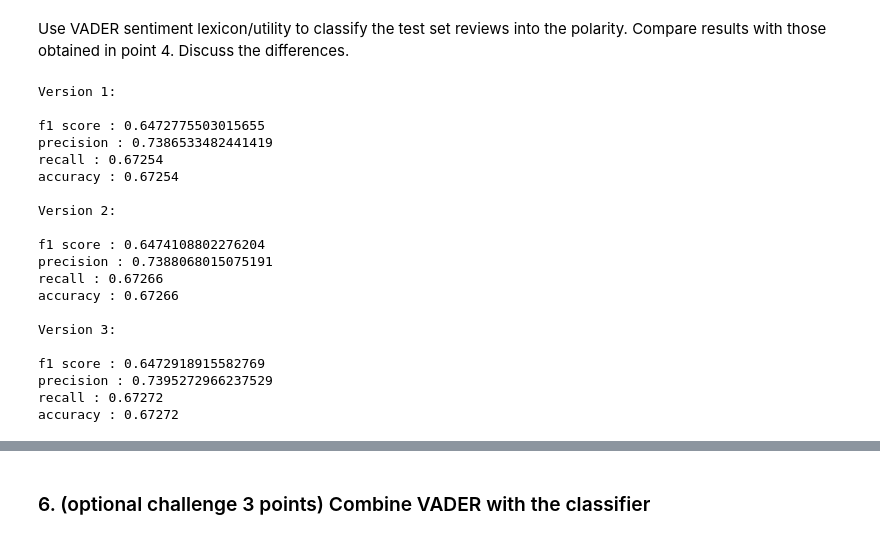
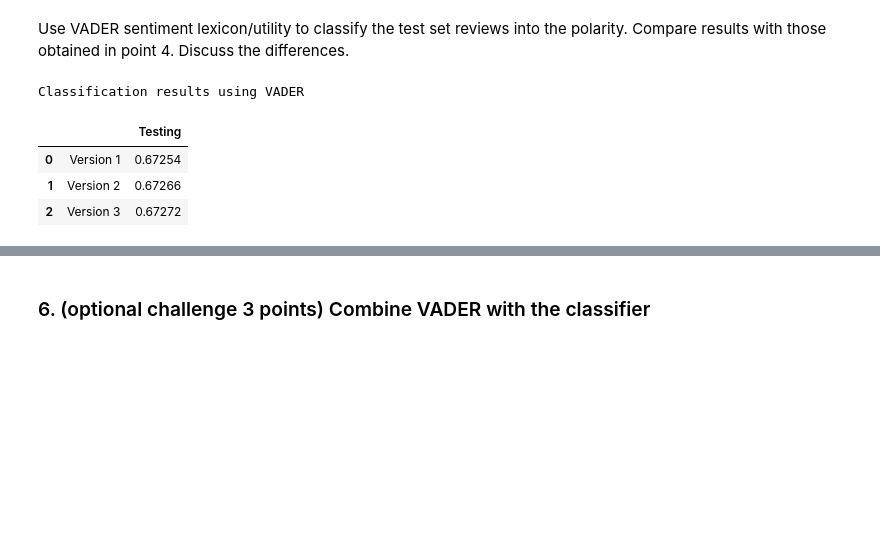
Before and after one commit to Anomaly1702/NLP_Basics, a Jupyter notebook: a1812913_Anubhav_assign1.ipynb, the cells around one changed output, grey strips where cells are left out. Saved outputs shown, nothing was run; the diff lists cells and outputs as text; code cells hidden in the pictures; blank space fills up the shorter version.

```diff
--- a/a1812913_Anubhav_assign1.ipynb
+++ b/a1812913_Anubhav_assign1.ipynb
@@ -577,58 +587,43 @@ def VADER_analysis(test):
       score = analyser.polarity_scores(text)
       if score['compound'] >= 0:
           y_pred.append("positive")
       else:
           y_pred.append("negative")
   return y_pred
 
 def print_acc_metrics(y_pred,y_test):
   f1 = f1_score(y_test, y_pred, average="weighted")
   print(f"f1 score : {f1}")
   p = precision_score(y_test, y_pred, average="weighted")
   print(f"precision : {p}")
   r = recall_score(y_test, y_pred, average="weighted")
   print(f"recall : {r}")
   a = accuracy_score(y_test, y_pred)
   print(f"accuracy : {a}")
+  return a
 
 print("\nVersion 1:\n")
 y_pred1 = VADER_analysis(sen_test_version1)
-print_acc_metrics(y_pred1,test_labels)
+Vader_V1 = print_acc_metrics(y_pred1,test_labels)
 
 print("\nVersion 2:\n")
 y_pred2 = VADER_analysis(sen_test_version2)
-print_acc_metrics(y_pred2,test_labels)
+Vader_V2 = print_acc_metrics(y_pred2,test_labels)
 
 print("\nVersion 3:\n")
 y_pred3 = VADER_analysis(sen_test_version3)
-print_acc_metrics(y_pred3,test_labels)
+Vader_V3 = print_acc_metrics(y_pred3,test_labels)
 
-All_train_acc =[V1[0],V2[0],V3[0]]
-All_test_acc =[V1[1],V2[1],V3[1]]
+All_test_acc =[Vader_V1,Vader_V2,Vader_V3]
 
 row_labels = ["Version 1","Version 2","Version 3"]
 
-print("Classification results using LogisticRegression ")
-BernoulliNB_VADER_df = pd.DataFrame(list(zip(row_labels,All_train_acc,All_test_acc)),columns = ["","Training","Testing"])
-BernoulliNB_VADER_df
+print("Classification results using VADER ")
+VADER_df = pd.DataFrame(list(zip(row_labels,All_test_acc)),columns = ["","Testing"])
+VADER_df
 # %% [output]
-Version 1:
-
-f1 score : 0.6472775503015655
-precision : 0.7386533482441419
-recall : 0.67254
-accuracy : 0.67254
-
-Version 2:
-
-f1 score : 0.6474108802276204
-precision : 0.7388068015075191
-recall : 0.67266
-accuracy : 0.67266
-
-Version 3:
-
-f1 score : 0.6472918915582769
-precision : 0.7395272966237529
-recall : 0.67272
-accuracy : 0.67272
+Classification results using VADER
+|  |  | Testing |
+| 0 | Version 1 | 0.67254 |
+| 1 | Version 2 | 0.67266 |
+| 2 | Version 3 | 0.67272 |
```
Also changed, not shown: parts of 9 cells of this notebook.
